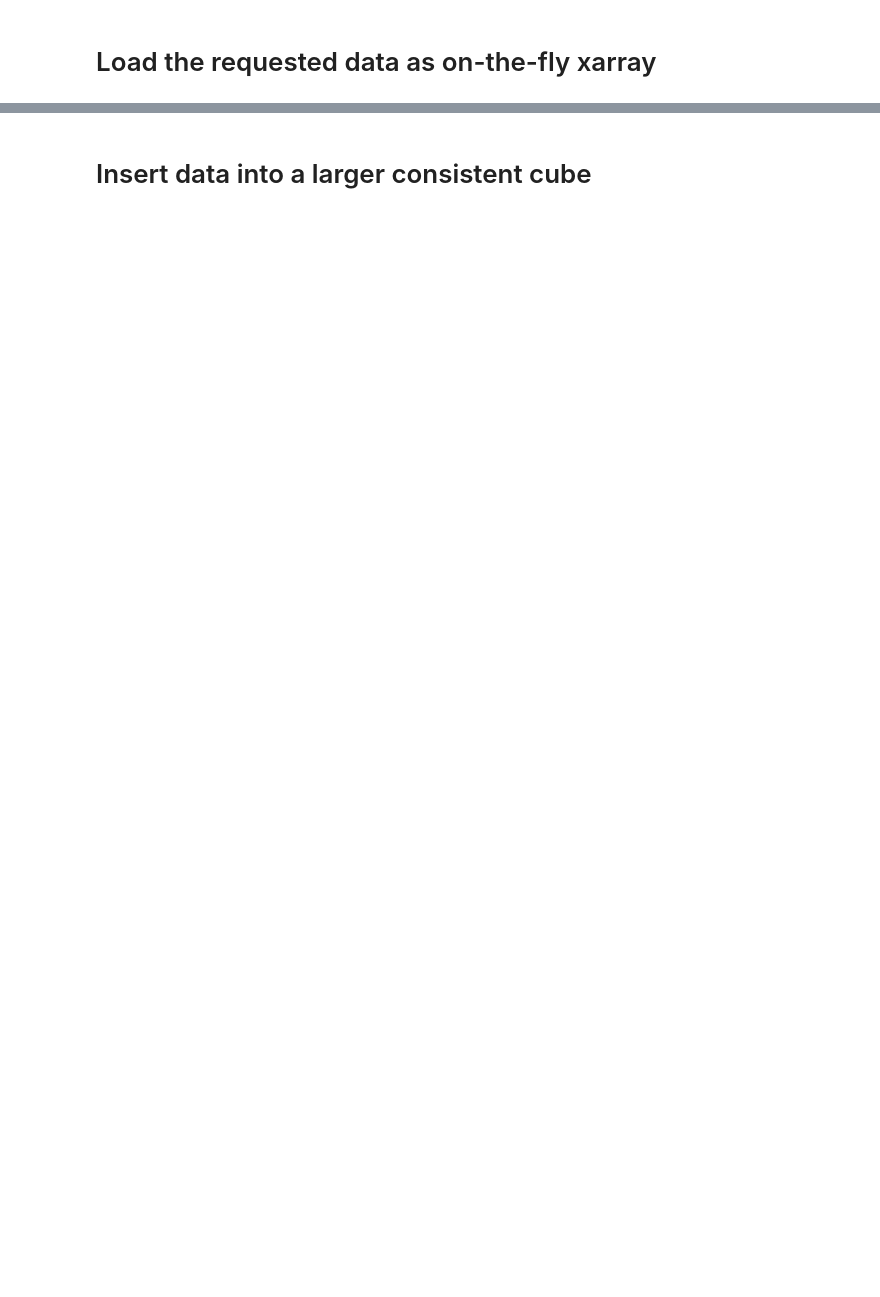
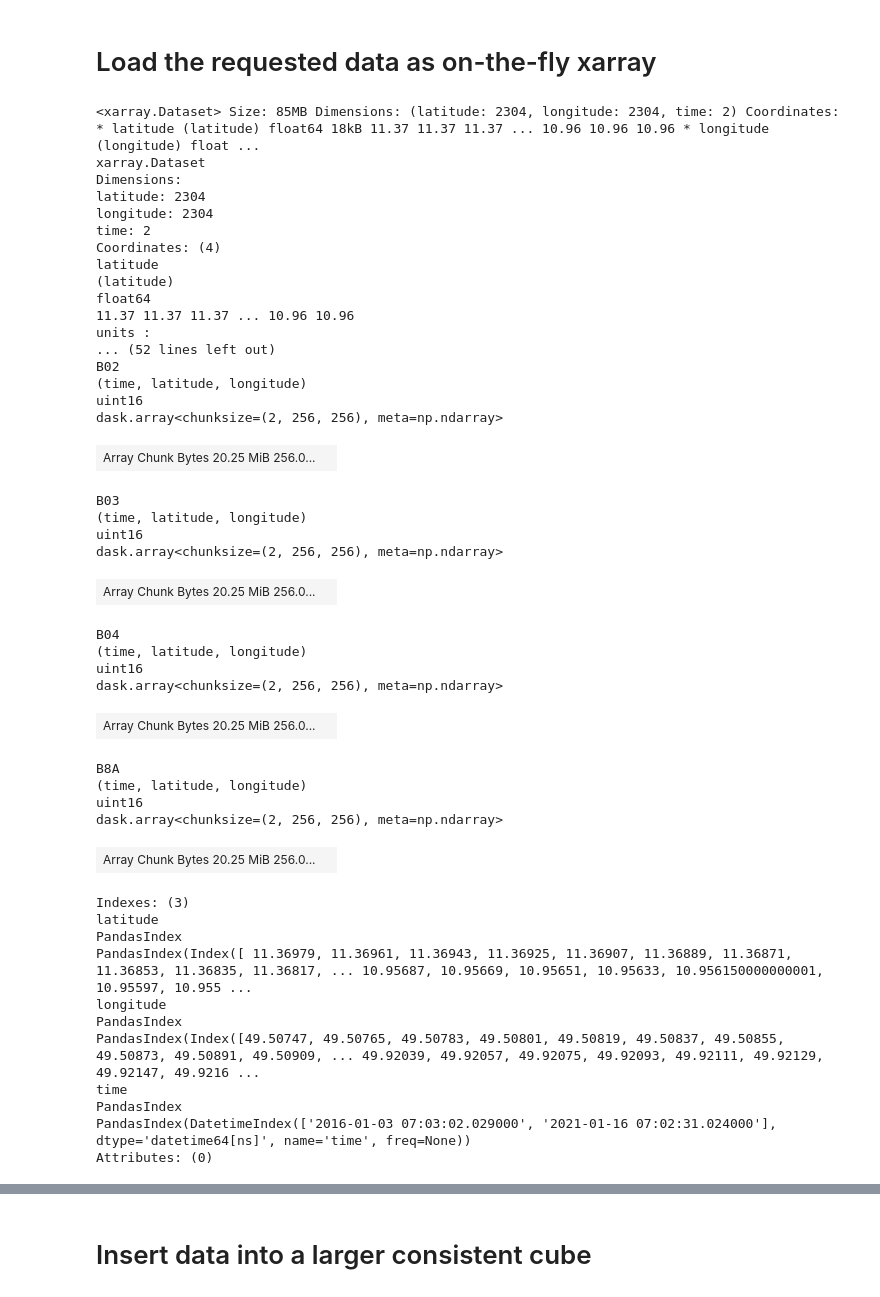
Before and after one commit to MarkusZehner/stacathome, a Jupyter notebook: walltowall.ipynb, the cells around one changed output, grey strips where cells are left out. Saved outputs shown, nothing was run; the diff lists cells and outputs as text; code cells hidden in the pictures; blank space fills up the shorter version.

```diff
--- a/walltowall.ipynb
+++ b/walltowall.ipynb
@@ -92,8 +203,53 @@ mxc.plot(subset_chunks_by=50)
 # %% [markdown]
 # Load the requested data as on-the-fly xarray
 # %%
-otf_cube = mxc.load_otf_cube(subset=4, enlarge_by_n_chunks=2)
+otf_cube = mxc.load_otf_cube(subset=600, enlarge_by_n_chunks=4)
 otf_cube
+# %% [output]
+<xarray.Dataset> Size: 85MB Dimensions: (latitude: 2304, longitude: 2304, time: 2) Coordinates: * latitude (latitude) float64 18kB 11.37 11.37 11.37 ... 10.96 10.96 10.96 * longitude (longitude) float ...
+xarray.Dataset
+Dimensions:
+latitude: 2304
+longitude: 2304
+time: 2
+Coordinates: (4)
+latitude
+(latitude)
+float64
+11.37 11.37 11.37 ... 10.96 10.96
+units :
+... (52 lines left out)
+B02
+(time, latitude, longitude)
+uint16
+dask.array<chunksize=(2, 256, 256), meta=np.ndarray>
+| Array Chunk Bytes 20.25 MiB 256.0... |  |
+B03
+(time, latitude, longitude)
+uint16
+dask.array<chunksize=(2, 256, 256), meta=np.ndarray>
+| Array Chunk Bytes 20.25 MiB 256.0... |  |
+B04
+(time, latitude, longitude)
+uint16
+dask.array<chunksize=(2, 256, 256), meta=np.ndarray>
+| Array Chunk Bytes 20.25 MiB 256.0... |  |
+B8A
+(time, latitude, longitude)
+uint16
+dask.array<chunksize=(2, 256, 256), meta=np.ndarray>
+| Array Chunk Bytes 20.25 MiB 256.0... |  |
+Indexes: (3)
+latitude
+PandasIndex
+PandasIndex(Index([ 11.36979, 11.36961, 11.36943, 11.36925, 11.36907, 11.36889, 11.36871, 11.36853, 11.36835, 11.36817, ... 10.95687, 10.95669, 10.95651, 10.95633, 10.956150000000001, 10.95597, 10.955 ...
+longitude
+PandasIndex
+PandasIndex(Index([49.50747, 49.50765, 49.50783, 49.50801, 49.50819, 49.50837, 49.50855, 49.50873, 49.50891, 49.50909, ... 49.92039, 49.92057, 49.92075, 49.92093, 49.92111, 49.92129, 49.92147, 49.9216 ...
+time
+PandasIndex
+PandasIndex(DatetimeIndex(['2016-01-03 07:03:02.029000', '2021-01-16 07:02:31.024000'], dtype='datetime64[ns]', name='time', freq=None))
+Attributes: (0)
 # %%
 otf_cube.B02.mean(dim=[mxc.dimension_names['longitude'],
                   mxc.dimension_names['latitude']]).plot()
```
Also changed, not shown: parts of 31 cells of this notebook, 3 other files.
